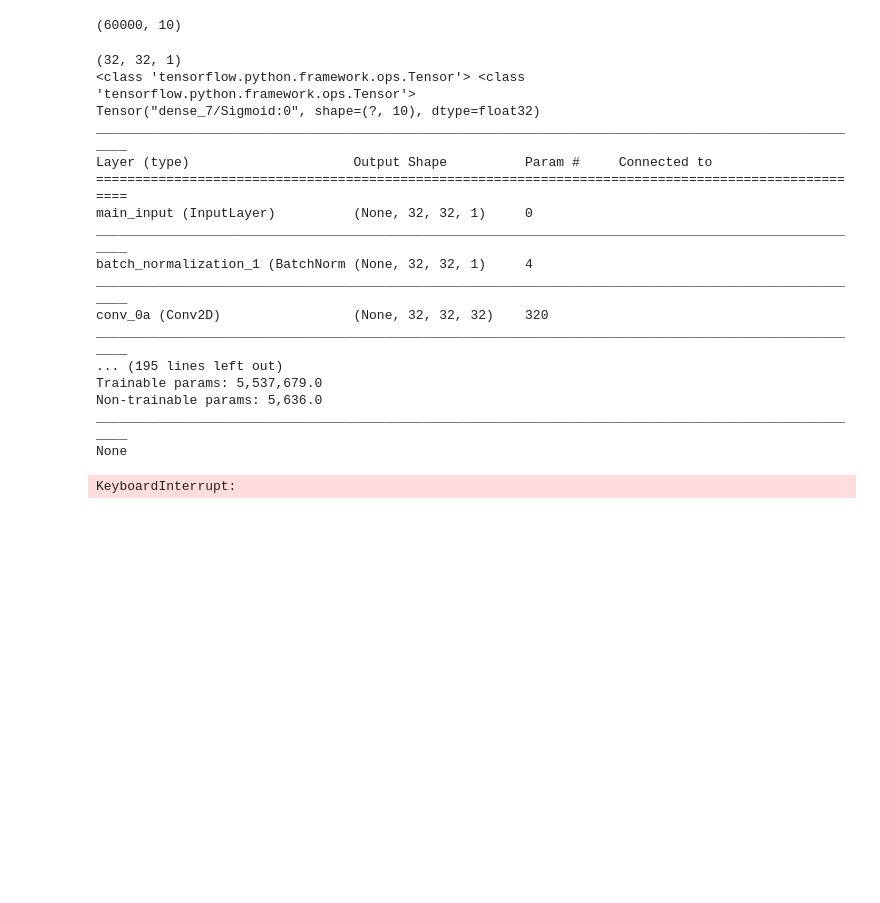
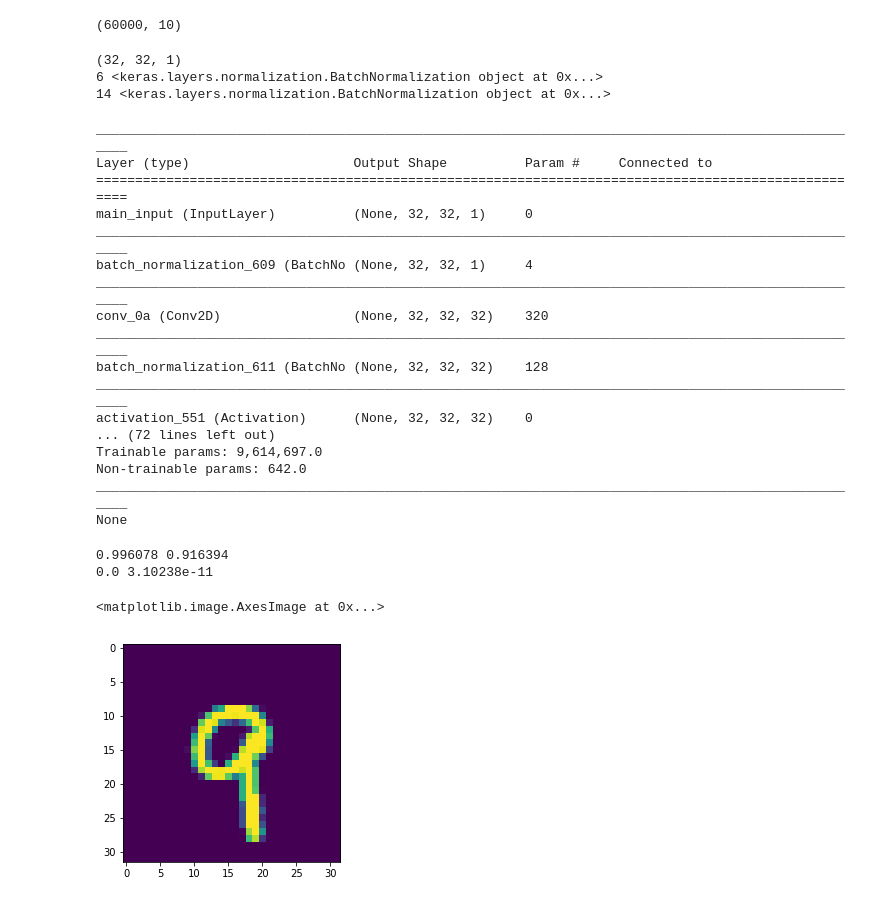
Before and after one commit to xkortex/DeepDealWithIt, a Jupyter notebook: deal_with_it.ipynb, the cells around one changed output. Cells and saved outputs as stored; diff of their text form; code cells hidden in the pictures; blank space fills up the shorter version.

Commit message:
ok, that is kinda weird. With n_stacks == 4, the model does not recreate the image, I just get blobs. With n == 2, works totally fine

```diff
--- a/deal_with_it.ipynb
+++ b/deal_with_it.ipynb
@@ -407,23 +432,26 @@ from imp import reload
 reload(autoencoder)
 
 # aeclass = autoencoder.VAE_MNIST_0(batch_size=100, n_stacks=0, compile_decoder=False)
-aeclass = DiscVAE(input_shape=x_train[0].shape, n_stacks=4, n_classes=y_train_oh.shape[1])
+aeclass = DiscVAE(input_shape=x_train[0].shape, latent_dim=3, n_stacks=2, n_classes=y_train_oh.shape[1])
 print(aeclass.model.summary())
 # %% [output]
 (32, 32, 1)
-<class 'tensorflow.python.framework.ops.Tensor'> <class 'tensorflow.python.framework.ops.Tensor'>
-Tensor("dense_7/Sigmoid:0", shape=(?, 10), dtype=float32)
-____________________________________________________________________________________________________
-Layer (type)                     Output Shape          Param #     Connected to
-====================================================================================================
-main_input (InputLayer)          (None, 32, 32, 1)     0
-____________________________________________________________________________________________________
-batch_normalization_1 (BatchNorm (None, 32, 32, 1)     4
-____________________________________________________________________________________________________
-conv_0a (Conv2D)                 (None, 32, 32, 32)    320
-____________________________________________________________________________________________________
-... (195 lines left out)
-Trainable params: 5,537,679.0
-Non-trainable params: 5,636.0
-____________________________________________________________________________________________________
-None
+6 <keras.layers.normalization.BatchNormalization object at 0x...>
+14 <keras.layers.normalization.BatchNormalization object at 0x...>
+____________________________________________________________________________________________________
+Layer (type)                     Output Shape          Param #     Connected to
+====================================================================================================
+main_input (InputLayer)          (None, 32, 32, 1)     0
+____________________________________________________________________________________________________
+batch_normalization_609 (BatchNo (None, 32, 32, 1)     4
+____________________________________________________________________________________________________
+conv_0a (Conv2D)                 (None, 32, 32, 32)    320
+____________________________________________________________________________________________________
+batch_normalization_611 (BatchNo (None, 32, 32, 32)    128
+____________________________________________________________________________________________________
+activation_551 (Activation)      (None, 32, 32, 32)    0
+... (72 lines left out)
+Trainable params: 9,614,697.0
+Non-trainable params: 642.0
+____________________________________________________________________________________________________
+None
@@ -430,18 +460,21 @@ None
 # %%
-aeclass.model.fit(x_train, y_train_oh, batch_size=100, nb_epoch=1, verbose=0, callbacks=[TQDMNotebookCallback()])
+aeclass.model.fit(x_train, x_train, batch_size=100, nb_epoch=3, verbose=0, callbacks=[TQDMNotebookCallback()])
-# %% [output]
-KeyboardInterrupt:
 # %%
-aeclass.model_ae.fit(x_train, x_train, batch_size=100, nb_epoch=2, verbose=0, callbacks=[TQDMNotebookCallback()])
+# aeclass.model_ae.fit(x_train, x_train, batch_size=100, nb_epoch=2, verbose=0, callbacks=[TQDMNotebookCallback()])
 # %%
-pp = aeclass.model_ae.predict(redim(x_test), batch_size=100)
+pp = aeclass.model_ae.predict(redim(x_test[:200]), batch_size=100)
 # %%
-n = 112
+n = 113
 if x_test.shape[-1] == 1:
     s = pp.shape
     pp = pp.reshape((s[0], s[1], s[2]))
     x_test = x_test.reshape((len(x_test), s[1], s[2]))
 
 print(np.amax(x_test[n]), np.amax(pp[n]))
 print(np.amin(x_test[n]), np.amin(pp[n]))
 plt.imshow(x_test[n])
+# %% [output]
+0.996078 0.916394
+0.0 3.10238e-11
+<matplotlib.image.AxesImage at 0x...>
+[figure, added]
```
Also changed, not shown: parts of 8 cells of this notebook, 1 other file.
